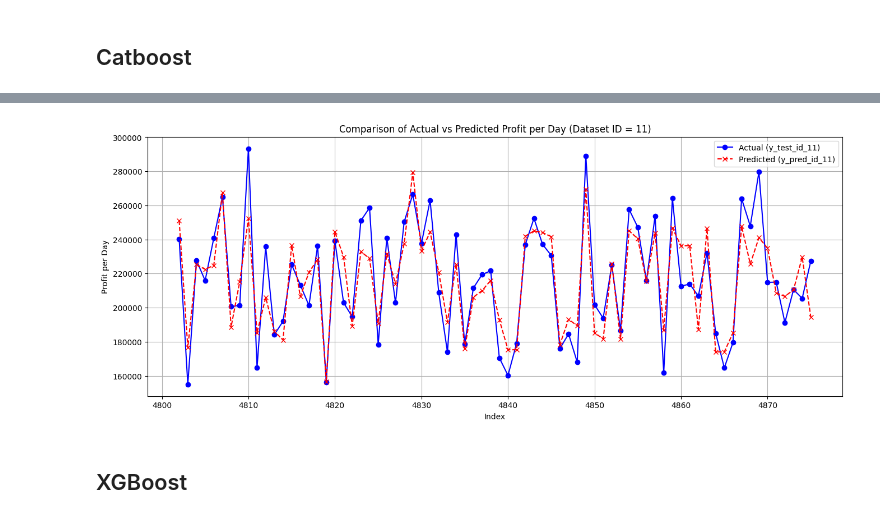
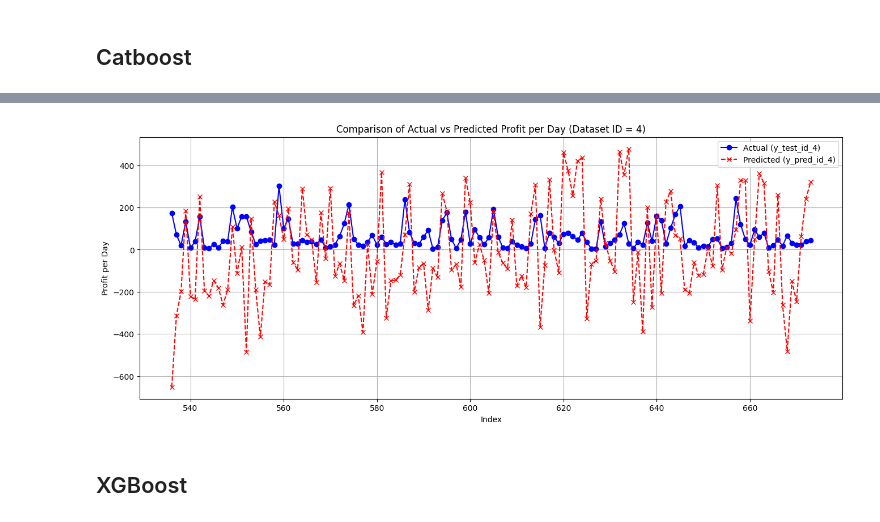
Before and after one commit to Bizniz-Corp/Pretrained-Prediksi-Profit-Model, a Jupyter notebook: Model/prediksiProfit.ipynb, the cells around one changed output, grey strips where cells are left out. Cells and saved outputs as stored; diff of their text form; code cells hidden in the pictures.

Commit message:
Add new dataset for testing

```diff
--- a/Model/prediksiProfit.ipynb
+++ b/Model/prediksiProfit.ipynb
@@ -249,8 +243,6 @@ def standardize_price_columns(df):
 
     found_columns = []
     return df
-# %%
-listTest = [standardize_price_columns(df) for df in listTest]
 # %% [markdown]
 ## Filtering Column
 # %%
@@ -263,5 +264,5 @@ def remove_non_temp_columns(df):
 # %%
-listTest = [remove_non_temp_columns(df) for df in listTest]
+listTest = [clean_and_standardize_data(df) for df in listTest]
 # %% [markdown]
 # Extract Data
 # %%
@@ -384,19 +393,20 @@ cat_features = ['Year', 'Month', 'Day', 'Is_Weekend', 'Dataset_ID']
 eval_set = Pool(data=X_test_full, label=y_test_full, cat_features=cat_features)
 
 model = CatBoostRegressor(
-    # iterations=5000,
-    depth=12,
-    learning_rate=0.05,
-    # l2_leaf_reg=5,
-    bagging_temperature=1.5,
-    colsample_bylevel=0.8,
-    # subsample=0.9,
-    max_bin=500,
+    iterations=10000,
+    depth=16,
+    learning_rate=0.03,
+    l2_leaf_reg=2,
+    random_strength=0.5,
+    # bagging_temperature=1.5,
+    subsample=0.8,
+    max_bin=300,
     cat_features=cat_features,
-    # task_type="GPU",
-    eval_metric="MAE",
+    loss_function='RMSE',
+    eval_metric='RMSE',
+    bootstrap_type='Bernoulli',
     # random_seed=42
 )
 # %%
-model.fit(X_train_full, y_train_full, eval_set=eval_set, verbose=100)
+model.fit(X_train_full, y_train_full, eval_set=eval_set, verbose=10)
 # %% [output]
@@ -426,23 +428,23 @@ Mean Absolute Error (MAE): 3567.28
 # %%
 figsize=(16, 6)
 # %%
-X_test_id_11 = X_test_full[X_test_full['Dataset_ID'] == 11]
-y_test_id_11 = y_test_full[X_test_full['Dataset_ID'] == 11]
+X_test_id_4 = X_test_full[X_test_full['Dataset_ID'] == 4]
+y_test_id_4 = y_test_full[X_test_full['Dataset_ID'] == 4]
 
-y_pred_id_11 = model.predict(X_test_id_11)
+y_pred_id_4 = model.predict(X_test_id_4)
 
 plt.figure(figsize=figsize)
-plt.plot(y_test_id_11.index, y_test_id_11, label='Actual (y_test_id_11)', color='blue', linestyle='-', marker='o')
-plt.plot(y_test_id_11.index, y_pred_id_11, label='Predicted (y_pred_id_11)', color='red', linestyle='--', marker='x')
+plt.plot(y_test_id_4.index, y_test_id_4, label='Actual (y_test_id_4)', color='blue', linestyle='-', marker='o')
+plt.plot(y_test_id_4.index, y_pred_id_4, label='Predicted (y_pred_id_4)', color='red', linestyle='--', marker='x')
 
-plt.title('Comparison of Actual vs Predicted Profit per Day (Dataset ID = 11)')
+plt.title('Comparison of Actual vs Predicted Profit per Day (Dataset ID = 4)')
 plt.xlabel('Index')
 plt.ylabel('Profit per Day')
 plt.legend()
 plt.grid(True)
 plt.show()
 # %% [output]
-[figure, old version]
+[figure, new version]
 # %% [markdown]
 ## XGBoost
 # %%
```
Also changed, not shown: parts of 11 cells of this notebook, 7 other files.
